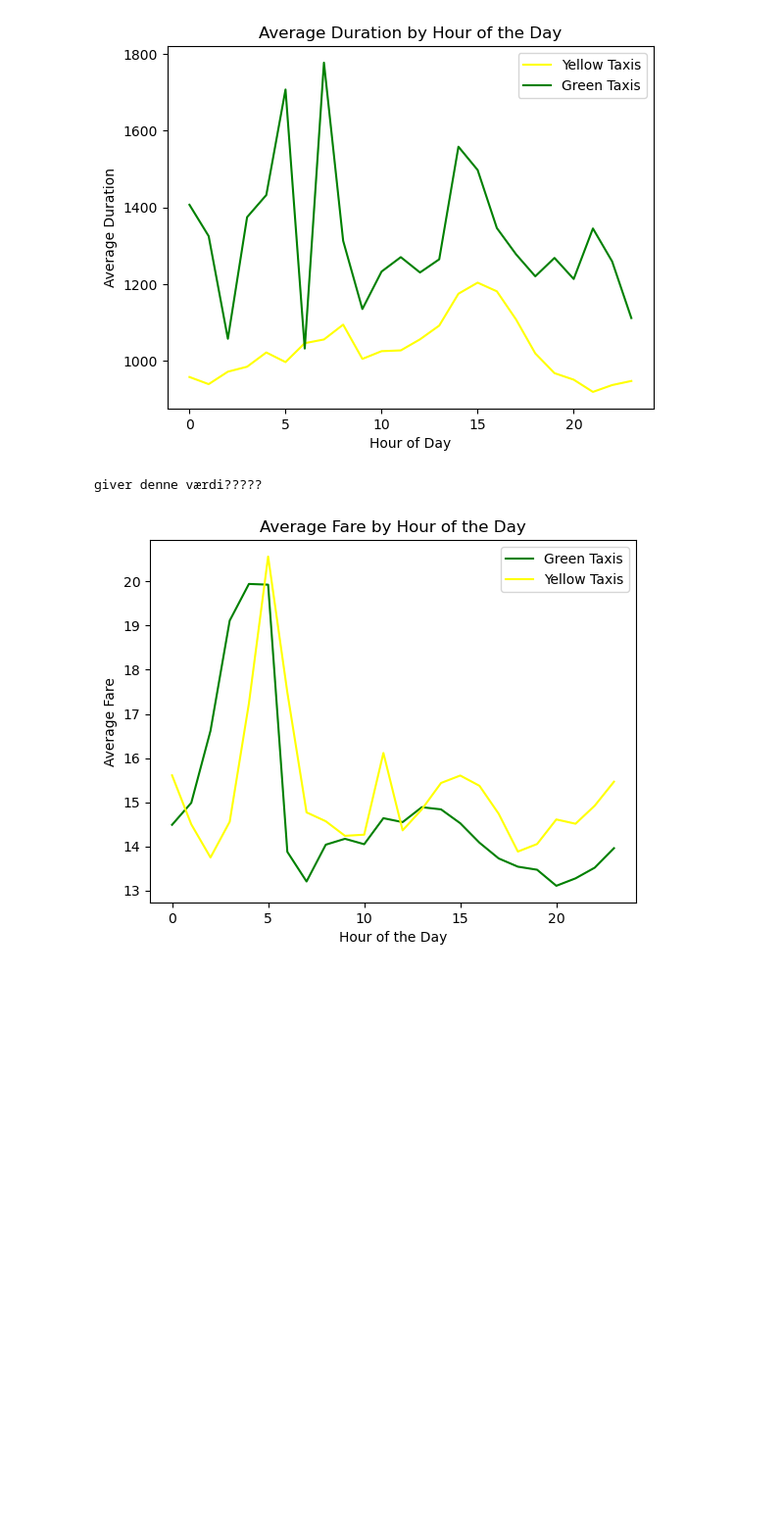
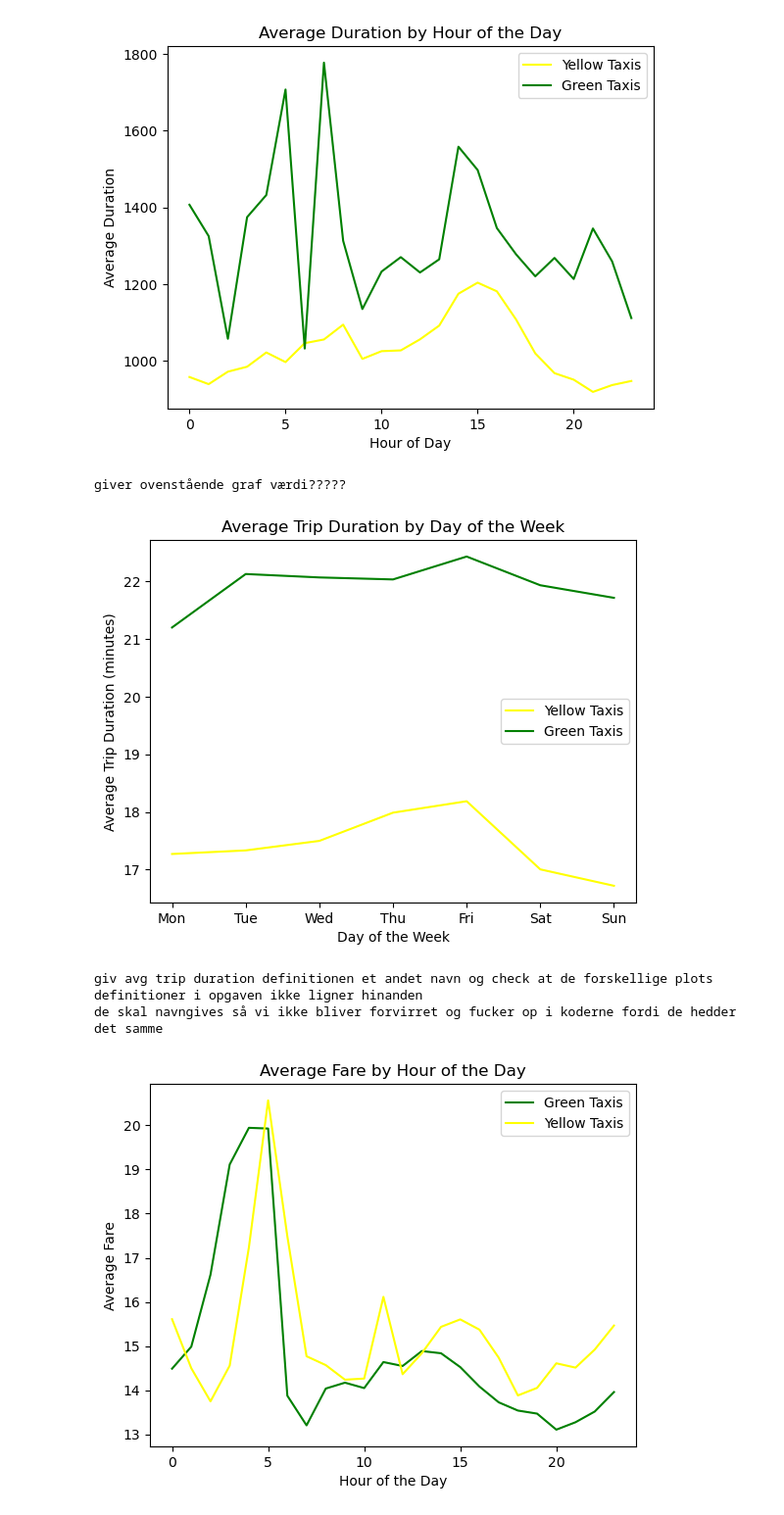
Before and after one commit to fred248h/62444-DVA, a Jupyter notebook: 4.ipynb, the cells around one changed output. Shown at 98% size. Drawn from its saved outputs; the diff is of its cells as text; code cells hidden in the pictures; blank space fills up the shorter version.

```diff
--- a/4.ipynb
+++ b/4.ipynb
@@ -704,9 +704,35 @@ plt.show()
 # %% [output]
 [figure]
 # %%
-print('giver denne værdi?????')
+print('giver ovenstående graf værdi?????')
 # %% [output]
-giver denne værdi?????
+giver ovenstående graf værdi?????
+# %%
+# Calculate the average trip duration by day of the week for yellow taxis
+avg_trip_duration_yellow = df_yellow.groupby(df_yellow['tpep_pickup_datetime'].dt.dayofweek)['trip_duration_minutes'].mean()
+
+# Calculate the average trip duration by day of the week for green taxis
+avg_trip_duration_green = df_green.groupby(df_green['lpep_pickup_datetime'].dt.dayofweek)['trip_duration_minutes'].mean()
+
+# Create a line plot to visualize the average trip duration by day of the week for both yellow and green taxis
+days_of_week = ['Mon', 'Tue', 'Wed', 'Thu', 'Fri', 'Sat', 'Sun']
+
+plt.plot(days_of_week, avg_trip_duration_yellow, color='yellow', label='Yellow Taxis')
+plt.plot(days_of_week, avg_trip_duration_green, color='green', label='Green Taxis')
+
+plt.xlabel('Day of the Week')
+plt.ylabel('Average Trip Duration (minutes)')
+plt.title('Average Trip Duration by Day of the Week')
+plt.legend()
+plt.show()
+
+
+print('giv avg trip duration definitionen et andet navn og check at de forskellige plots definitioner i opgaven ikke ligner hinanden')
+print('de skal navngives så vi ikke bliver forvirret og fucker op i koderne fordi de hedder det samme')
+# %% [output]
+[figure, added]
+giv avg trip duration definitionen et andet navn og check at de forskellige plots definitioner i opgaven ikke ligner hinanden
+de skal navngives så vi ikke bliver forvirret og fucker op i koderne fordi de hedder det samme
 # %%
 #Analyzing the Relationship between Temporal Patterns and Fare for Green Taxis
 avg_fare_by_hour_green = df_green.groupby('hour_of_day')['fare_amount'].mean()
```
